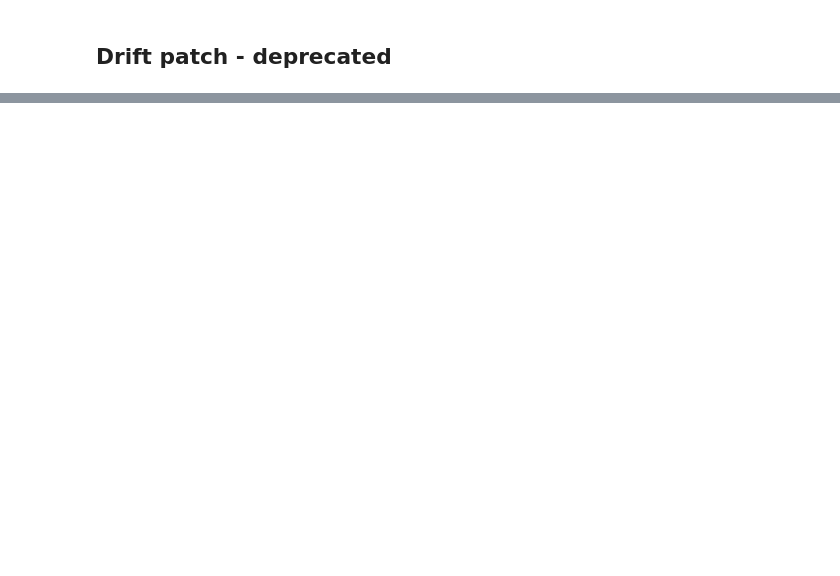
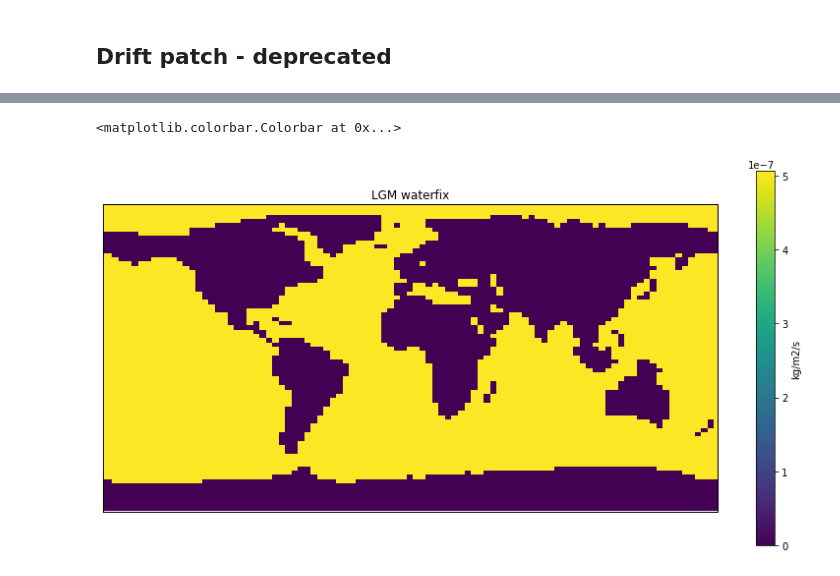
Before and after one commit to Olnavy/mw_protocol, a Jupyter notebook: demo/saving_demo.ipynb, the cells around one changed output, grey strips where cells are left out. Saved outputs shown, nothing was run; the diff lists cells and outputs as text; code cells hidden in the pictures; blank space fills up the shorter version.

Commit message:
New version of saving and updated saving_demo

```diff
--- a/demo/saving_demo.ipynb
+++ b/demo/saving_demo.ipynb
@@ -242,2 +323,5 @@ Attributes:
 # %% [markdown]
 ## Drift patch - deprecated
+# %%
+start_date, end_date = 4000, 5000
+waterfix_patch = saving.calculate_patch("/nfs/see-fs-01_users/eeymr/dump2hold/xosfa/pg", 'xosfa', ds_wfix, start_date, end_date)
@@ -243,0 +348,11 @@ Attributes:
+# %%
+projection_map = ccrs.PlateCarree()
+figMap,axMap = plt.subplots(nrows=1, ncols=1, subplot_kw={'projection':projection_map}, figsize=(14,7))
+
+cmap = axMap.pcolormesh(lon_wfix_b[:-2], lat_wfix_b, waterfix_patch*(1-lsm) , transform=ccrs.PlateCarree())
+axMap.set_global()
+axMap.set_title("LGM waterfix")
+figMap.colorbar(mappable=cmap, ax=axMap, label="kg/m2/s")
+# %% [output]
+<matplotlib.colorbar.Colorbar at 0x...>
+[figure, added]
```
Also changed, not shown: parts of 19 cells of this notebook, 1 other file.
